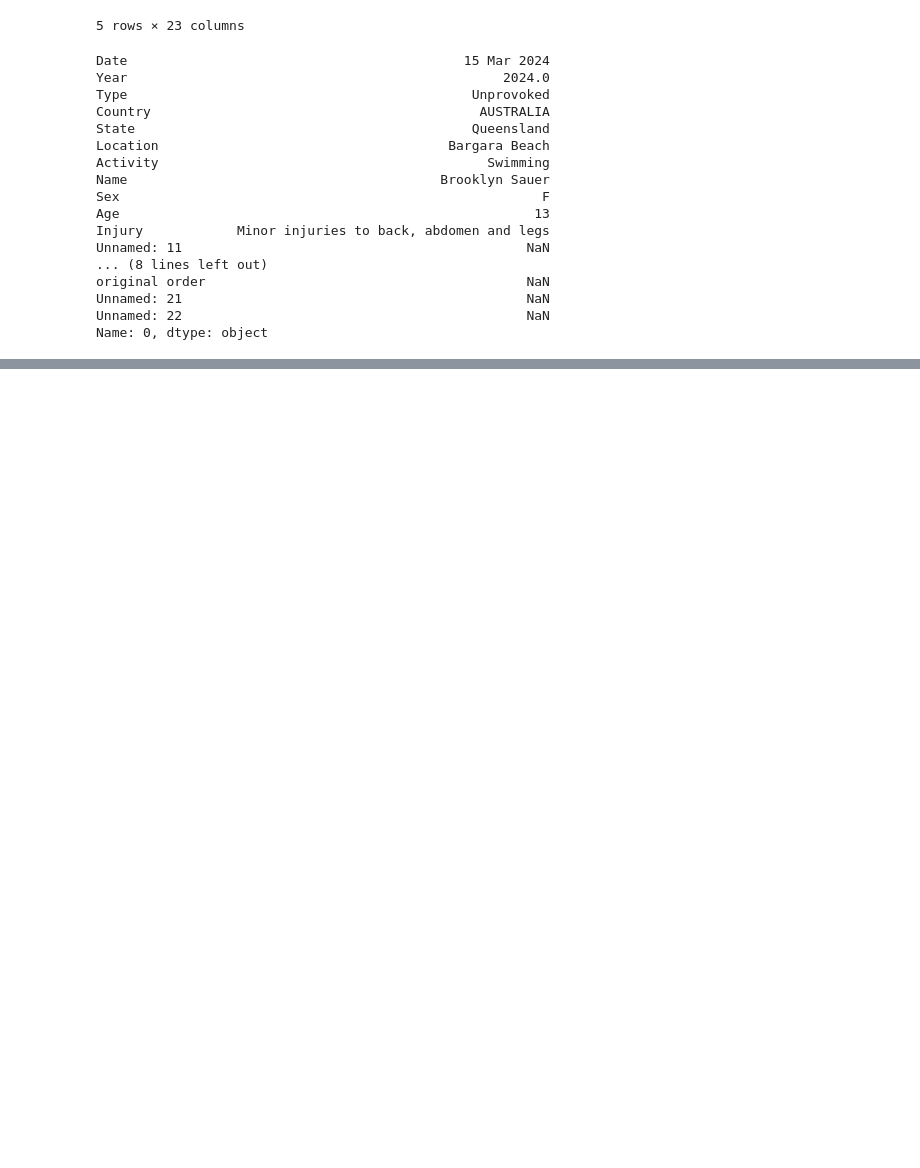
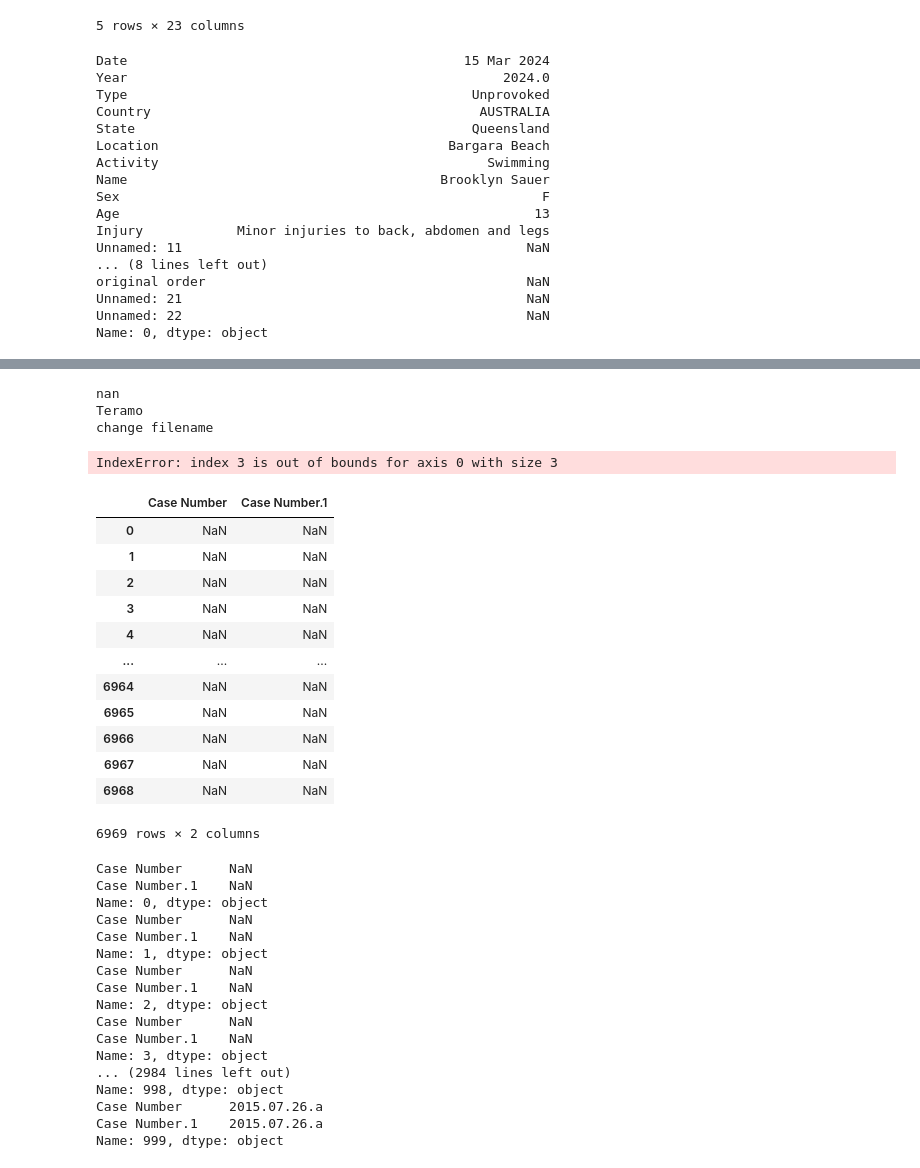
Before and after one commit to JimiHenning/Shark-Quest, a Jupyter notebook: main.ipynb, the cells around one changed output, grey strips where cells are left out. Saved outputs shown, nothing was run; the diff lists cells and outputs as text; code cells hidden in the pictures; blank space fills up the shorter version.

```diff
--- a/main.ipynb
+++ b/main.ipynb
@@ -35,7 +59,7 @@ import pandas as pd
 import re
 
 # Load the data
-raw_data = pd.read_excel('GSAF5.xls')
+shark_attacks = pd.read_excel('GSAF5.xls')
 
 #new_data.to_csv("shark_data.csv")
 # %%
@@ -79,15 +123,51 @@ relevant_columns = ['Date','Year','Type','Country','State','Location','Activity'
 # %%
 #PRINT UNIQUE
-sample = raw_data['Unnamed: 22'].unique()
+sample = shark_attacks['Unnamed: 22'].unique()
 
 for i in range(1000) :
     print(sample[i])
+# %% [output]
+nan
+Teramo
+change filename
+IndexError: index 3 is out of bounds for axis 0 with size 3
 # %%
 #PRINT MULTIPLE COLUMNS
 
-data = raw_data[['Case Number','Case Number.1']]
-print(data)
+data = shark_attacks[['Case Number','Case Number.1']]
+display(data)
 for i in range(1000):
     print(data.iloc[i])
+# %% [output]
+|  | Case Number | Case Number.1 |
+| 0 | NaN | NaN |
+| 1 | NaN | NaN |
+| 2 | NaN | NaN |
+| 3 | NaN | NaN |
+| 4 | NaN | NaN |
+| ... | ... | ... |
+| 6964 | NaN | NaN |
+| 6965 | NaN | NaN |
+| 6966 | NaN | NaN |
+| 6967 | NaN | NaN |
+| 6968 | NaN | NaN |
+6969 rows × 2 columns
+Case Number      NaN
+Case Number.1    NaN
+Name: 0, dtype: object
+Case Number      NaN
+Case Number.1    NaN
+Name: 1, dtype: object
+Case Number      NaN
+Case Number.1    NaN
+Name: 2, dtype: object
+Case Number      NaN
+Case Number.1    NaN
+Name: 3, dtype: object
+... (2984 lines left out)
+Name: 998, dtype: object
+Case Number      2015.07.26.a
+Case Number.1    2015.07.26.a
+Name: 999, dtype: object
 # %%
 # PRINT ALL MISFORMATED DATES (YEAR END \d{4})
```
Also changed, not shown: parts of 8 cells of this notebook.
